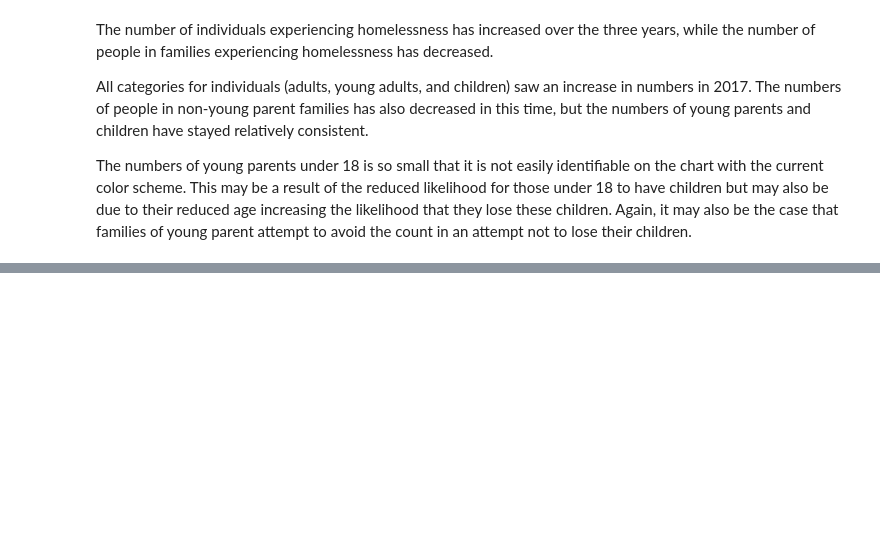
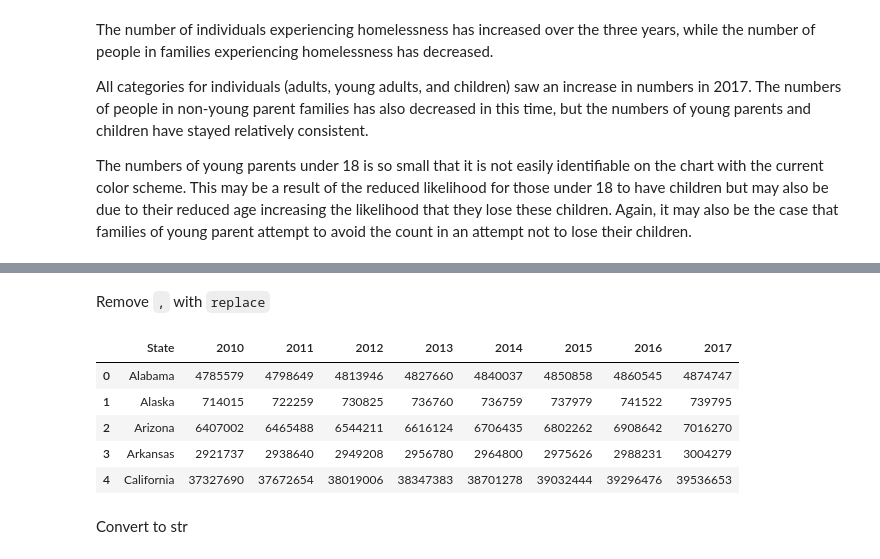
Before and after one commit to rebeccaebarnes/Homelessness, a Jupyter notebook: homelessness-working.ipynb, the cells around one changed output, grey strips where cells are left out. Cells and saved outputs as stored; diff of their text form; code cells hidden in the pictures; blank space fills up the shorter version.

```diff
--- a/homelessness-working.ipynb
+++ b/homelessness-working.ipynb
@@ -1056,0 +1074,14 @@ PermissionError: [WinError 32] The process cannot access the file because it is
+# %% [markdown]
+Remove `,` with `replace`
+# %%
+pop_copy[pop_copy.columns] = pop_copy[pop_copy.columns].replace({",":""}, regex=True)
+pop_copy.head()
+# %% [output]
+|  | State | 2010 | 2011 | 2012 | 2013 | 2014 | 2015 | 2016 | 2017 |
+| 0 | Alabama | 4785579 | 4798649 | 4813946 | 4827660 | 4840037 | 4850858 | 4860545 | 4874747 |
+| 1 | Alaska | 714015 | 722259 | 730825 | 736760 | 736759 | 737979 | 741522 | 739795 |
+| 2 | Arizona | 6407002 | 6465488 | 6544211 | 6616124 | 6706435 | 6802262 | 6908642 | 7016270 |
+| 3 | Arkansas | 2921737 | 2938640 | 2949208 | 2956780 | 2964800 | 2975626 | 2988231 | 3004279 |
+| 4 | California | 37327690 | 37672654 | 38019006 | 38347383 | 38701278 | 39032444 | 39296476 | 39536653 |
+# %% [markdown]
+Convert to str
```
Also changed, not shown: parts of 16 cells of this notebook, 1 other file.
